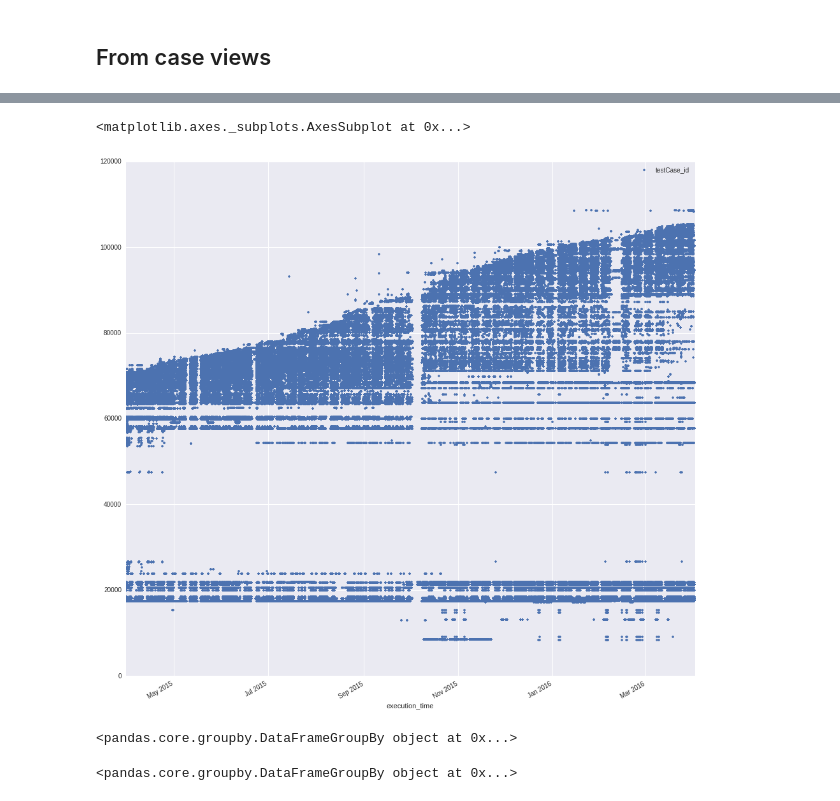
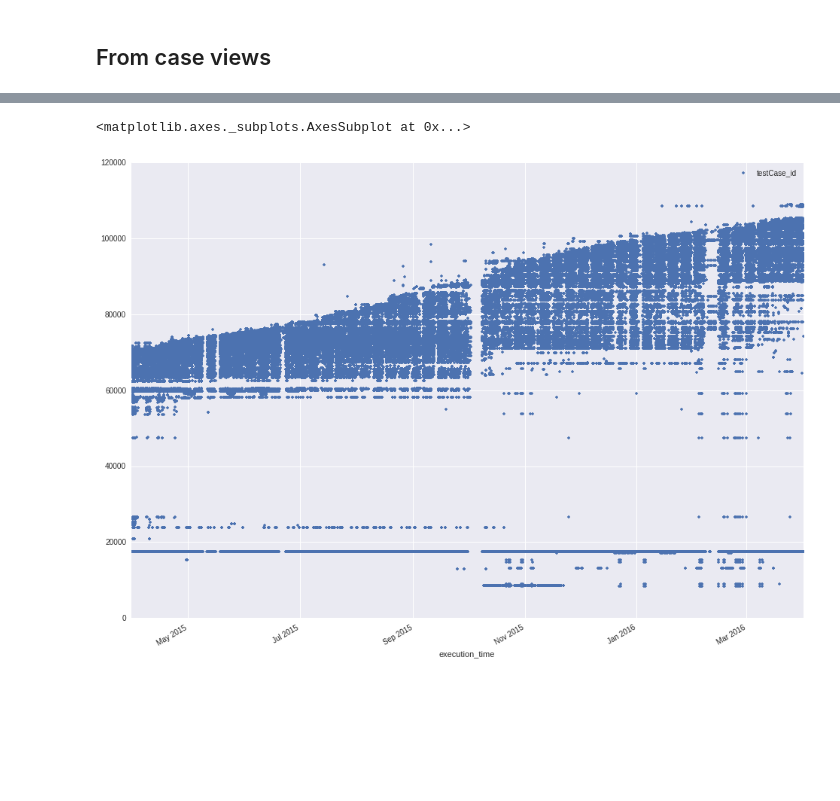
Before and after one commit to lybicat/netbyte, a Jupyter notebook: notebooks/test-execution-history-analysis.ipynb, the cells around one changed output, grey strips where cells are left out. Drawn from its saved outputs; the diff is of its cells as text; code cells hidden in the pictures; blank space fills up the shorter version.

```diff
--- a/notebooks/test-execution-history-analysis.ipynb
+++ b/notebooks/test-execution-history-analysis.ipynb
@@ -10,5 +10,24 @@ import seaborn as sns
 from sqlalchemy import create_engine
 
 engine = create_engine('mysql://root:btstest@10.140.23.96/qtreport', echo=False)
-data = pd.read_sql_table('rtreport_testrecord', engine, columns=[
-        'testCase_id', 'build_id', 'testBed_id', 'team_id', 'execution_time', 'elapse_time', 'result'])
+sql = '''SELECT t.name AS team_name,
+           c.qc_instance_id,
+           r.execution_time,
+           r.testCase_id,
+           r.elapse_time,
+           r.testBed_id,
+           r.result
+           FROM rtreport_testrecord AS r
+             LEFT JOIN rtreport_testteam AS t ON r.team_id=t.id
+             LEFT JOIN rtreport_testcase AS c ON r.testCase_id=c.id;'''
+data = pd.read_sql_query(sql, engine)
+# %%
+# analyze by day
+one_year_data = data[(data.execution_time > '2015/03/31') & (
+        data.execution_time < '2016/04/01')]
+# remove CI and QT data
+# one_year_data = one_year_data[(one_year_data.team_name != 'CI') & (one_year_data.team_name != 'QT')]
+# %%
+# patch result
+one_year_data['result'][one_year_data.result == 1] = 'PASS'
+one_year_data['result'][one_year_data.result == 2] = 'FAILED'
@@ -21,5 +100,4 @@ data = pd.read_sql_table('rtreport_testrecord', engine, columns=[
 # %%
-# analyze by day
-one_year_data = data[data.execution_time > '2015/03/31']
-day_data = one_year_data.groupby(one_year_data.execution_time.map(
-        lambda t: t.strftime('%Y/%m/%d')))
+# total execution of different result per day
+exec_data_by_result = one_year_data.groupby([
+        one_year_data.execution_time.map(lambda t: t.strftime('%Y/%m/%d')), 'result'])
@@ -70,15 +183,6 @@ dtype: int64
 # %%
-# case execution point view
-one_year_data.plot(style='.', x='execution_time', y='testCase_id', figsize=(16, 16))
+# case execution point view - by testCase_id
+one_year_data.plot(style='.', x='execution_time', y='testCase_id', figsize=(16, 12))
 # %% [output]
 <matplotlib.axes._subplots.AxesSubplot at 0x...>
-[figure, old version]
+[figure, new version]
-# %%
-# unique cases execution per day point of view
-day_data
-# %% [output]
-<pandas.core.groupby.DataFrameGroupBy object at 0x...>
-# %%
-exec_data_by_case
-# %% [output]
-<pandas.core.groupby.DataFrameGroupBy object at 0x...>
```
Also changed, not shown: parts of 70 cells of this notebook.
